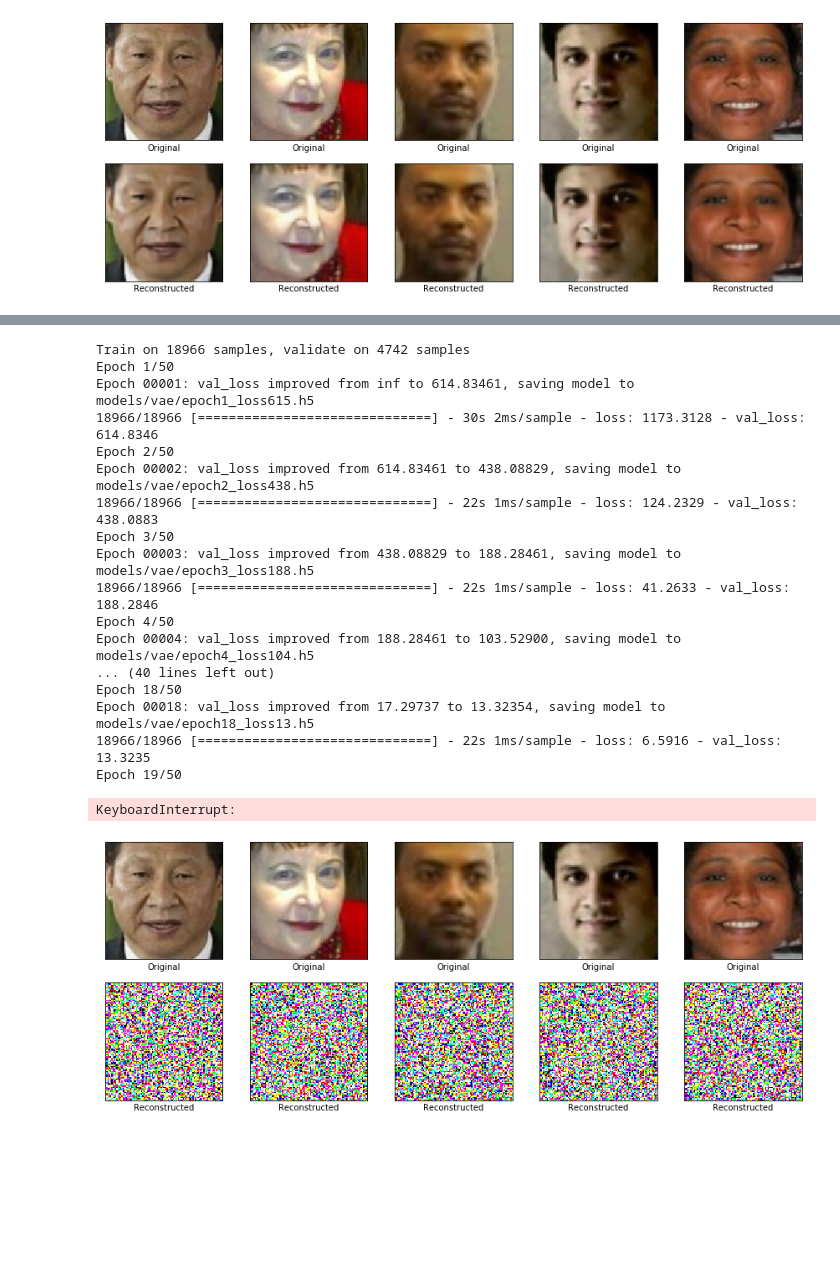
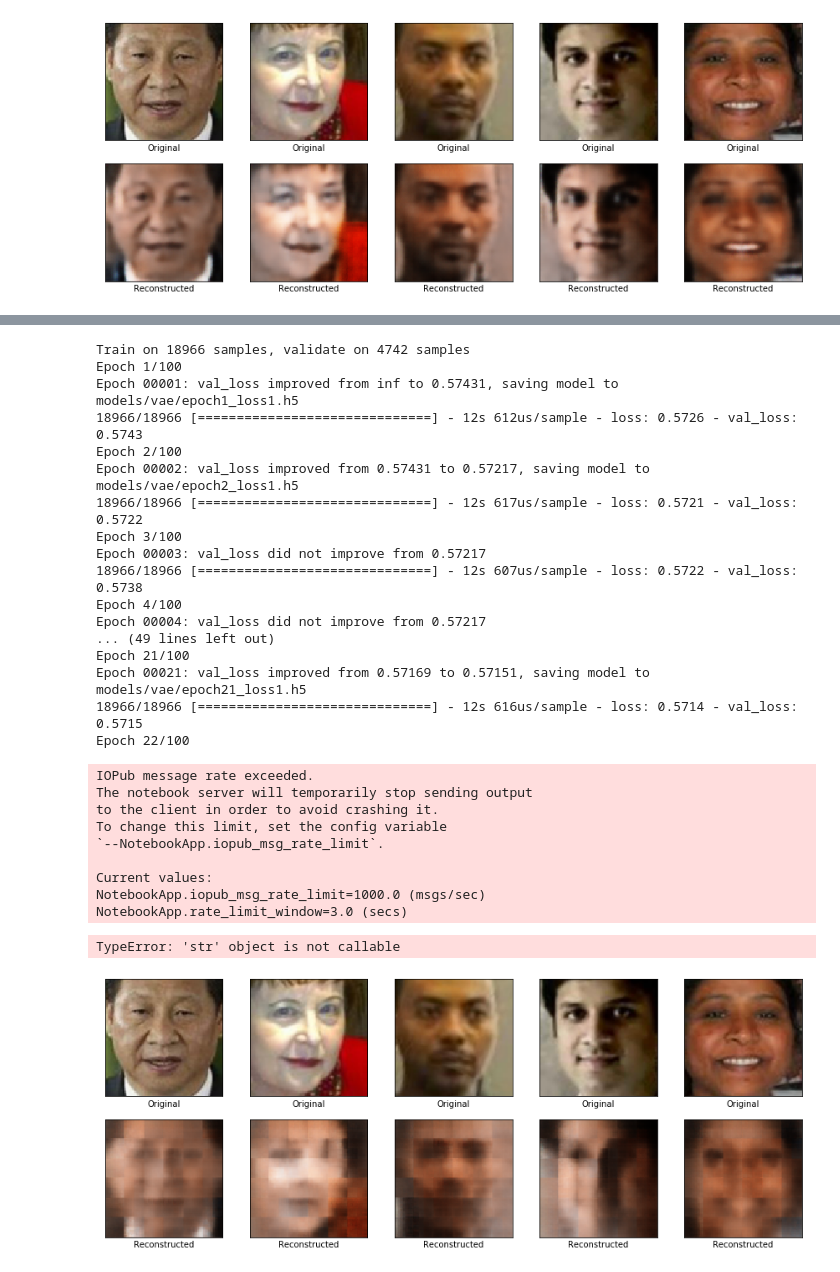
Before and after one commit to caisplusplus/Adv_Curriculum19, a Jupyter notebook: Adv_Microproject3/VAE_Solution.ipynb, the cells around one changed output, grey strips where cells are left out. Saved outputs shown, nothing was run; the diff lists cells and outputs as text; code cells hidden in the pictures; blank space fills up the shorter version.

```diff
--- a/Adv_Microproject3/VAE_Solution.ipynb
+++ b/Adv_Microproject3/VAE_Solution.ipynb
@@ -258,52 +264,77 @@ Non-trainable params: 960
 _________________________________________________________________
-# %%
-negative_log_likelihood = lambda x, rv_x: -rv_x.log_prob(x)
-
-variational_autoencoder.compile(optimizer="adam", loss=negative_log_likelihood)
+# %%
+def create_loss_fn(model, batch_size, dataset_size):
+    kl = (BATCH_SIZE / dataset_size) * sum(model.losses)
+
+    def loss_fn(y_true, y_pred):
+        bce = tf.keras.losses.BinaryCrossentropy()
+        nll = bce(y_true, y_pred)
+        return nll + kl
+
+    return loss_fn
+
+variational_autoencoder.compile(optimizer="adam", loss=create_loss_fn(variational_autoencoder, BATCH_SIZE, images.shape[0]))
 # %%
 !mkdir -p models/vae
 checkpointer = ModelCheckpoint("models/vae/epoch{epoch}_loss{val_loss:.0f}.h5", save_best_only=True, verbose=1)
-variational_autoencoder.fit(images, images, batch_size=128, epochs=50, validation_split=0.2, callbacks=[checkpointer])
+variational_autoencoder.fit(images, images, batch_size=BATCH_SIZE, epochs=100, validation_split=0.2, callbacks=[checkpointer])
 # %% [output]
 Train on 18966 samples, validate on 4742 samples
-Epoch 1/50
-Epoch 00001: val_loss improved from inf to 614.83461, saving model to models/vae/epoch1_loss615.h5
-18966/18966 [==============================] - 30s 2ms/sample - loss: 1173.3128 - val_loss: 614.8346
-Epoch 2/50
-Epoch 00002: val_loss improved from 614.83461 to 438.08829, saving model to models/vae/epoch2_loss438.h5
-18966/18966 [==============================] - 22s 1ms/sample - loss: 124.2329 - val_loss: 438.0883
-Epoch 3/50
-Epoch 00003: val_loss improved from 438.08829 to 188.28461, saving model to models/vae/epoch3_loss188.h5
-18966/18966 [==============================] - 22s 1ms/sample - loss: 41.2633 - val_loss: 188.2846
-Epoch 4/50
-Epoch 00004: val_loss improved from 188.28461 to 103.52900, saving model to models/vae/epoch4_loss104.h5
-... (40 lines left out)
-Epoch 18/50
-Epoch 00018: val_loss improved from 17.29737 to 13.32354, saving model to models/vae/epoch18_loss13.h5
-18966/18966 [==============================] - 22s 1ms/sample - loss: 6.5916 - val_loss: 13.3235
-Epoch 19/50
+Epoch 1/100
+Epoch 00001: val_loss improved from inf to 0.57431, saving model to models/vae/epoch1_loss1.h5
+18966/18966 [==============================] - 12s 612us/sample - loss: 0.5726 - val_loss: 0.5743
+Epoch 2/100
+Epoch 00002: val_loss improved from 0.57431 to 0.57217, saving model to models/vae/epoch2_loss1.h5
+18966/18966 [==============================] - 12s 617us/sample - loss: 0.5721 - val_loss: 0.5722
+Epoch 3/100
+Epoch 00003: val_loss did not improve from 0.57217
+18966/18966 [==============================] - 12s 607us/sample - loss: 0.5722 - val_loss: 0.5738
+Epoch 4/100
+Epoch 00004: val_loss did not improve from 0.57217
+... (49 lines left out)
+Epoch 21/100
+Epoch 00021: val_loss improved from 0.57169 to 0.57151, saving model to models/vae/epoch21_loss1.h5
+18966/18966 [==============================] - 12s 616us/sample - loss: 0.5714 - val_loss: 0.5715
+Epoch 22/100
-KeyboardInterrupt:
+IOPub message rate exceeded.
+The notebook server will temporarily stop sending output
+to the client in order to avoid crashing it.
+To change this limit, set the config variable
+`--NotebookApp.iopub_msg_rate_limit`.
+
+Current values:
+NotebookApp.iopub_msg_rate_limit=1000.0 (msgs/sec)
+NotebookApp.rate_limit_window=3.0 (secs)
+# %%
+saved_models = sorted(glob("models/vae/*"), key=os.path.getmtime)
+variational_autoencoder = load_model(saved_models[-1], custom_objects={"Conv2DFlipout": tfp.layers.Convolution2DFlipout(128, 1, padding="same")})
+variational_encoder = autoencoder.get_layer(index=1)
+variational_decoder = autoencoder.get_layer(index=2)
+# %% [output]
+TypeError: 'str' object is not callable
 # %%
 visual = images[:5]
 
-with graph.as_default():
-    preds = variational_autoencoder(visual).sample().eval(session=sess)
+preds = np.zeros((25, 5, 96, 96, 3))
+for i in range(0, 25):
+    preds[i] = variational_autoencoder.predict(visual)
+preds = preds.mean(axis=0)
 
 plt.figure(figsize=(15,15))
 for i in range(5):
     plt.subplot(5,5,i+1)
     plt.xticks([])
     plt.yticks([])
     plt.grid(False)
     plt.imshow(visual[i])
     plt.xlabel("Original")
 for i in range(5):
     plt.subplot(5,5,i+6)
     plt.xticks([])
     plt.yticks([])
     plt.grid(False)
     plt.imshow(preds[i])
     plt.xlabel("Reconstructed")
 plt.show()
 # %% [output]
-[figure, old version]
+[figure, new version]
```
Also changed, not shown: parts of 17 cells of this notebook, 1 other file.
